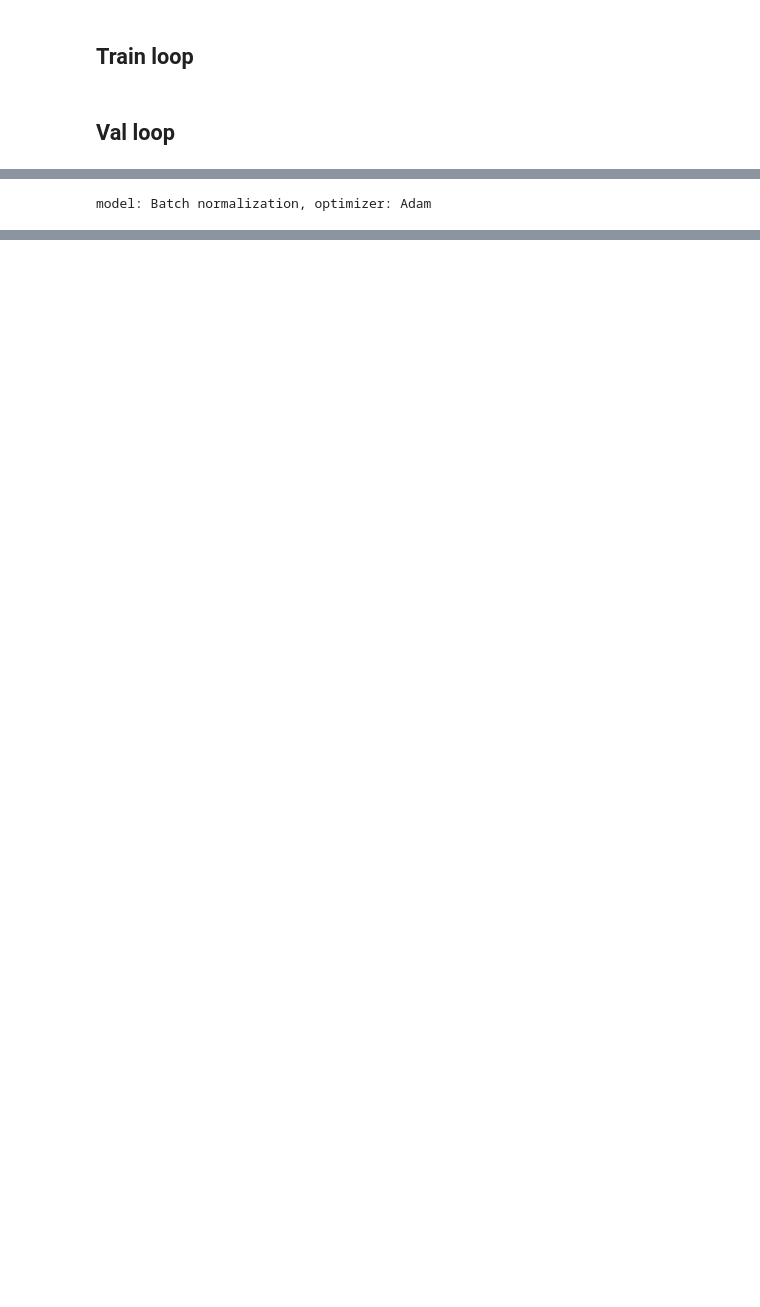
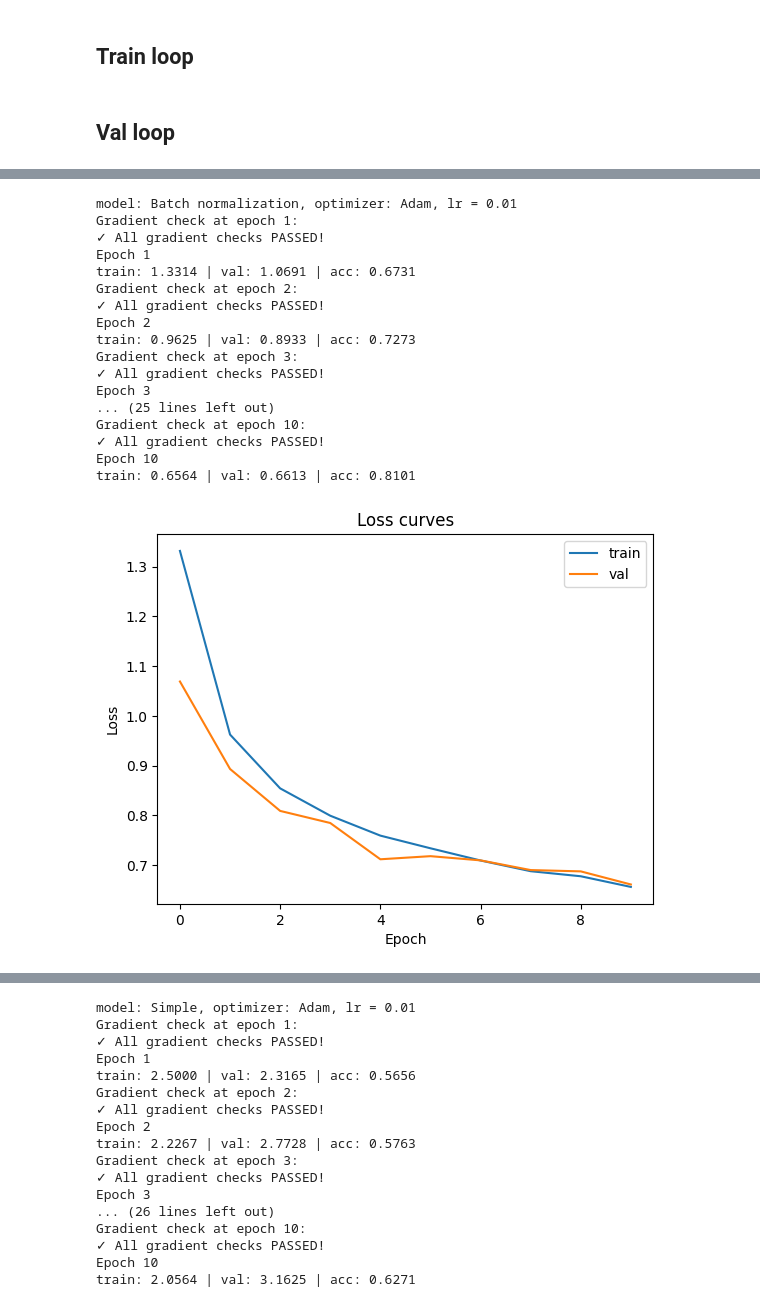
Before and after one commit to sofyak0zyreva/ml-course, a Jupyter notebook: homework/Untitled1.ipynb, the cells around one changed output, grey strips where cells are left out. Cells and saved outputs as stored; diff of their text form; code cells hidden in the pictures; blank space fills up the shorter version.

Commit message:
feat: hyperparams tuning and results for test set

```diff
--- a/homework/Untitled1.ipynb
+++ b/homework/Untitled1.ipynb
@@ -291,0 +338,9 @@ def evaluate(model, loader, criterion):
+# %%
+def plot_results(train_losses, val_losses):
+  plt.plot(train_losses, label="train")
+  plt.plot(val_losses, label="val")
+  plt.xlabel('Epoch')
+  plt.ylabel('Loss')
+  plt.legend()
+  plt.title("Loss curves")
+  plt.show()
@@ -292,33 +352,39 @@ def evaluate(model, loader, criterion):
 # %%
 lrs = [1e-2, 1e-3, 1e-4]
-
-results = []
-def tune_params(model, optimizer, lr):
-      criterion = nn.CrossEntropyLoss()
-
-      for epoch in range(3):
-          train_loss = train_one_epoch(model, train_loader, optimizer, criterion)
-
-      val_loss, val_acc = evaluate(model, val_loader, criterion)
-
-      results.append((lr, val_loss, val_acc))
-      print(lr, val_loss, val_acc)
-
 models = [SimpleNet(use_bn=True), SimpleNet()]
 models_print = ["Batch normalization", "Simple"]
 for lr in lrs:
-      optimizer_Adam = AdamOptimizer(model.parameters(), lr=lr)
-      optimizer_SGD = torch.optim.SGD(
-          model.parameters(),
-          lr=lr,
-          momentum=0.9,
-          weight_decay=1e-4
-      )
-      optimizers = [optimizer_Adam, optimizer_SGD]
       opt_print = ["Adam", "Momentum"]
       for i in range(len(models)):
+            model = models[i]
+            optimizer_Adam = AdamOptimizer(model.parameters(), lr=lr)
+            optimizer_SGD = torch.optim.SGD(
+                model.parameters(),
+                lr=lr,
+                momentum=0.9,
+                weight_decay=1e-4
+            )
+            optimizers = [optimizer_Adam, optimizer_SGD]
             for j in range(len(optimizers)):
-                  print(f"model: {models_print[i]}, optimizer: {opt_print[j]}")
-                  tune_params(model, optimizer, lr)
+                  print(f"model: {models_print[i]}, optimizer: {opt_print[j]}, lr = {lr}")
+                  train_losses, val_losses = run_training(model, optimizers[j])
+                  plot_results(train_losses, val_losses)
 # %% [output]
-model: Batch normalization, optimizer: Adam
+model: Batch normalization, optimizer: Adam, lr = 0.01
+Gradient check at epoch 1:
+✓ All gradient checks PASSED!
+Epoch 1
+train: 1.3314 | val: 1.0691 | acc: 0.6731
+Gradient check at epoch 2:
+✓ All gradient checks PASSED!
+Epoch 2
+train: 0.9625 | val: 0.8933 | acc: 0.7273
+Gradient check at epoch 3:
+✓ All gradient checks PASSED!
+Epoch 3
+... (25 lines left out)
+Gradient check at epoch 10:
+✓ All gradient checks PASSED!
+Epoch 10
+train: 0.6564 | val: 0.6613 | acc: 0.8101
+[figure, added]
@@ -325,0 +409,17 @@ KeyboardInterrupt:
+model: Simple, optimizer: Adam, lr = 0.01
+Gradient check at epoch 1:
+✓ All gradient checks PASSED!
+Epoch 1
+train: 2.5000 | val: 2.3165 | acc: 0.5656
+Gradient check at epoch 2:
+✓ All gradient checks PASSED!
+Epoch 2
+train: 2.2267 | val: 2.7728 | acc: 0.5763
+Gradient check at epoch 3:
+✓ All gradient checks PASSED!
+Epoch 3
+... (26 lines left out)
+Gradient check at epoch 10:
+✓ All gradient checks PASSED!
+Epoch 10
+train: 2.0564 | val: 3.1625 | acc: 0.6271
```
Also changed, not shown: parts of 14 cells of this notebook.
